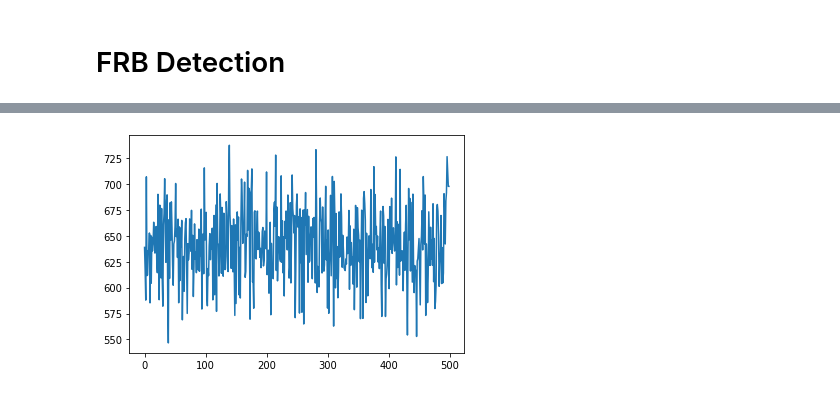
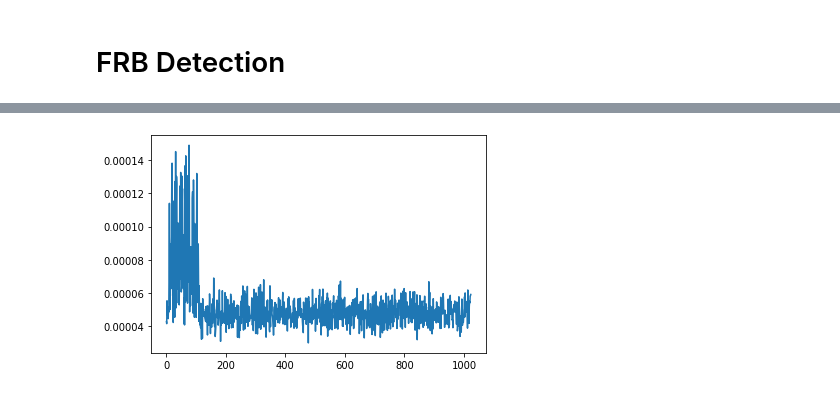
Before and after one commit to brandon-feder/BNL-FRB-Detection, a Jupyter notebook: generateData.ipynb, the cells around one changed output, grey strips where cells are left out. Cells and saved outputs as stored; diff of their text form; code cells hidden in the pictures.

Commit message:
Better Detection

```diff
--- a/generateData.ipynb
+++ b/generateData.ipynb
@@ -96,0 +84,31 @@ def line_detection(data):
+# %%
+def emphasizeMax(data):
+    n =  ( N_FREQUENCY_CHANNELS*FRB_MAX_STRENGTH )
+    return np.array(
+        [
+            [
+                data[y][x]**3/n
+            for x in range(N_TIME_SAMPLES)
+        ] for y in range(N_FREQUENCY_CHANNELS)] )
+
+
+def line_detection(data):
+    i = 1
+    vert_sums = diag_sums = data
+
+    while 2**i <= N_FREQUENCY_CHANNELS:
+        N = int(N_FREQUENCY_CHANNELS/2**i)
+
+        vert = vert_sums[0:N*2:2, 0:N_TIME_SAMPLES] + vert_sums[1:N*2+1:2, 0:N_TIME_SAMPLES]
+        diag = diag_sums[0:N*2:2, 0:N_TIME_SAMPLES-1] + diag_sums[1:N*2+1:2, 1:N_TIME_SAMPLES]
+
+        vert_sums[0:N, 0:N_TIME_SAMPLES] = vert
+        diag_sums[0:N, 0:N_TIME_SAMPLES-1] = diag
+
+        i += 1
+
+    return diag_sums + vert_sums
+# %%
+data = emphasizeMax(data)
+plt.imshow(data, origin="lower")
+plt.show()
@@ -97,8 +117,6 @@ def line_detection(data):
 # %%
-plt.plot(line_detection(data)[0])
+sums = line_detection(emphasizeMax(data))[0]
+plt.plot(sums)
 plt.show()
-
-# plt.imshow(line_detection(data))
-# plt.show()
 # %% [output]
-[figure, old version]
+[figure, new version]
```
Also changed, not shown: parts of 6 cells of this notebook.
